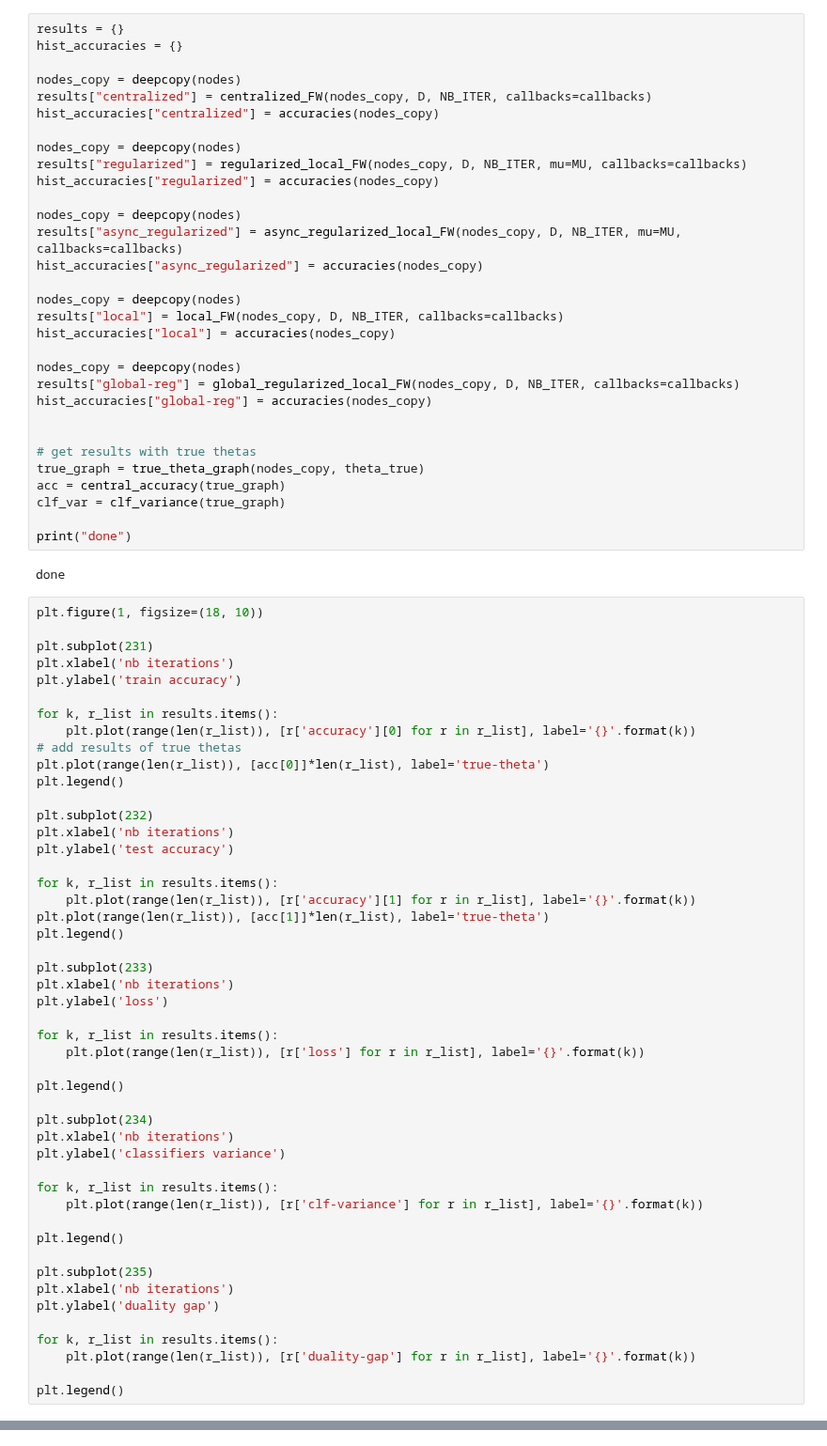
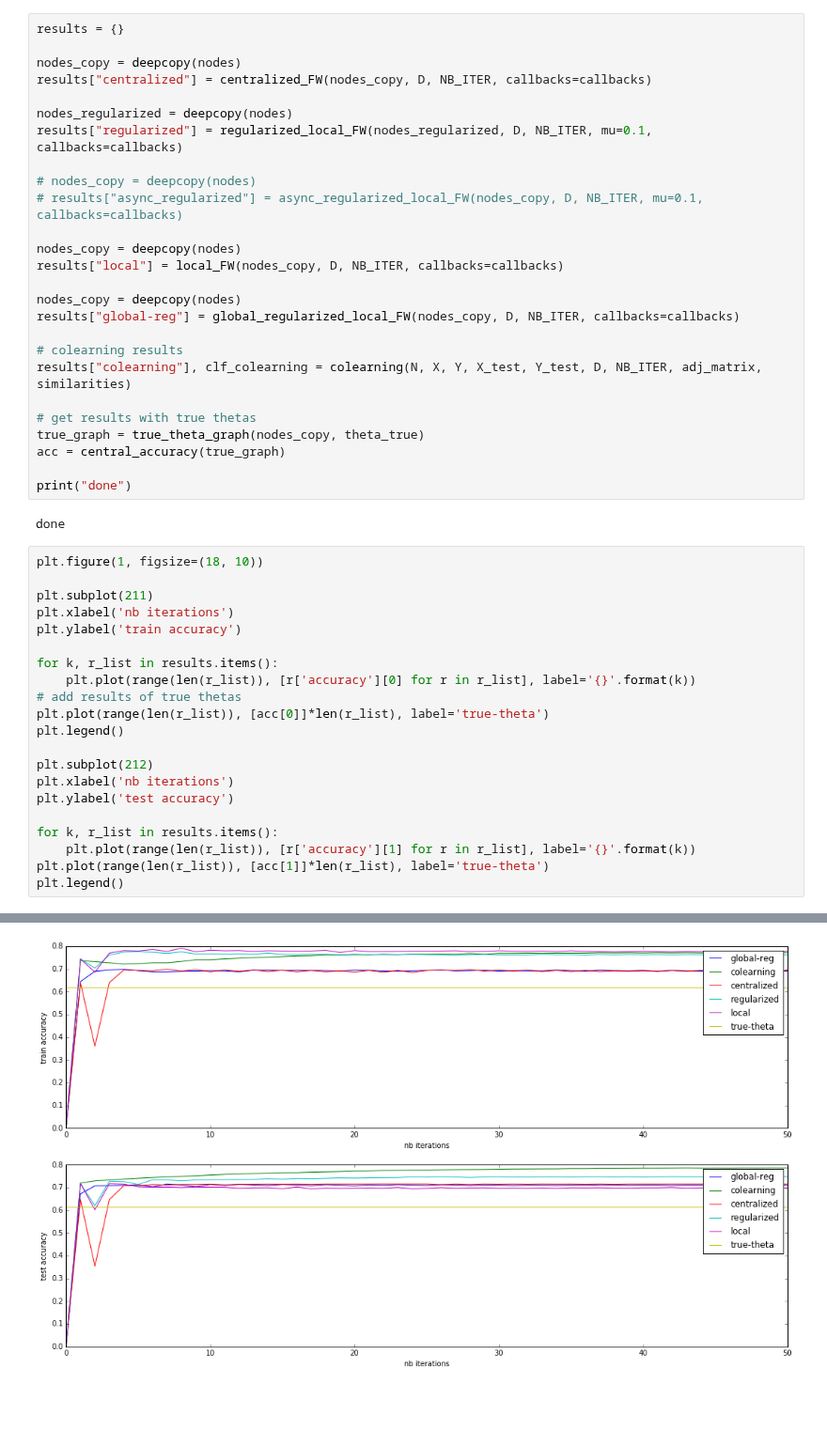
Before and after one commit to vzantedeschi/Dada, a Jupyter notebook: notebooks/Moons.ipynb, the cells around one changed output, grey strips where cells are left out. Shown at 94% size. Saved outputs shown, nothing was run; the diff lists cells and outputs as text; blank space fills up the shorter version.

```diff
--- a/notebooks/Moons.ipynb
+++ b/notebooks/Moons.ipynb
@@ -47,33 +46,28 @@ callbacks = {
 }
 # %%
 results = {}
-hist_accuracies = {}
 
 nodes_copy = deepcopy(nodes)
 results["centralized"] = centralized_FW(nodes_copy, D, NB_ITER, callbacks=callbacks)
-hist_accuracies["centralized"] = accuracies(nodes_copy)
 
-nodes_copy = deepcopy(nodes)
-results["regularized"] = regularized_local_FW(nodes_copy, D, NB_ITER, mu=MU, callbacks=callbacks)
-hist_accuracies["regularized"] = accuracies(nodes_copy)
+nodes_regularized = deepcopy(nodes)
+results["regularized"] = regularized_local_FW(nodes_regularized, D, NB_ITER, mu=0.1, callbacks=callbacks)
 
-nodes_copy = deepcopy(nodes)
-results["async_regularized"] = async_regularized_local_FW(nodes_copy, D, NB_ITER, mu=MU, callbacks=callbacks)
-hist_accuracies["async_regularized"] = accuracies(nodes_copy)
+# nodes_copy = deepcopy(nodes)
+# results["async_regularized"] = async_regularized_local_FW(nodes_copy, D, NB_ITER, mu=0.1, callbacks=callbacks)
 
 nodes_copy = deepcopy(nodes)
 results["local"] = local_FW(nodes_copy, D, NB_ITER, callbacks=callbacks)
-hist_accuracies["local"] = accuracies(nodes_copy)
 
 nodes_copy = deepcopy(nodes)
 results["global-reg"] = global_regularized_local_FW(nodes_copy, D, NB_ITER, callbacks=callbacks)
-hist_accuracies["global-reg"] = accuracies(nodes_copy)
 
+# colearning results
+results["colearning"], clf_colearning = colearning(N, X, Y, X_test, Y_test, D, NB_ITER, adj_matrix, similarities)
 
 # get results with true thetas
 true_graph = true_theta_graph(nodes_copy, theta_true)
 acc = central_accuracy(true_graph)
-clf_var = clf_variance(true_graph)
 
 print("done")
 # %% [output]
@@ -81,50 +75,24 @@ done
 # %%
 plt.figure(1, figsize=(18, 10))
 
-plt.subplot(231)
+plt.subplot(211)
 plt.xlabel('nb iterations')
 plt.ylabel('train accuracy')
 
 for k, r_list in results.items():
     plt.plot(range(len(r_list)), [r['accuracy'][0] for r in r_list], label='{}'.format(k))
 # add results of true thetas
 plt.plot(range(len(r_list)), [acc[0]]*len(r_list), label='true-theta')
 plt.legend()
 
-plt.subplot(232)
+plt.subplot(212)
 plt.xlabel('nb iterations')
 plt.ylabel('test accuracy')
 
 for k, r_list in results.items():
     plt.plot(range(len(r_list)), [r['accuracy'][1] for r in r_list], label='{}'.format(k))
 plt.plot(range(len(r_list)), [acc[1]]*len(r_list), label='true-theta')
 plt.legend()
-
-plt.subplot(233)
-plt.xlabel('nb iterations')
-plt.ylabel('loss')
-
-for k, r_list in results.items():
-    plt.plot(range(len(r_list)), [r['loss'] for r in r_list], label='{}'.format(k))
-
-plt.legend()
-
-plt.subplot(234)
-plt.xlabel('nb iterations')
-plt.ylabel('classifiers variance')
-
-for k, r_list in results.items():
-    plt.plot(range(len(r_list)), [r['clf-variance'] for r in r_list], label='{}'.format(k))
-
-plt.legend()
-
-plt.subplot(235)
-plt.xlabel('nb iterations')
-plt.ylabel('duality gap')
-
-for k, r_list in results.items():
-    plt.plot(range(len(r_list)), [r['duality-gap'] for r in r_list], label='{}'.format(k))
-
-plt.legend()
 # %% [output]
 <matplotlib.legend.Legend at 0x...>
+[figure, added]
```
Also changed, not shown: parts of 8 cells of this notebook, 6 other files.
